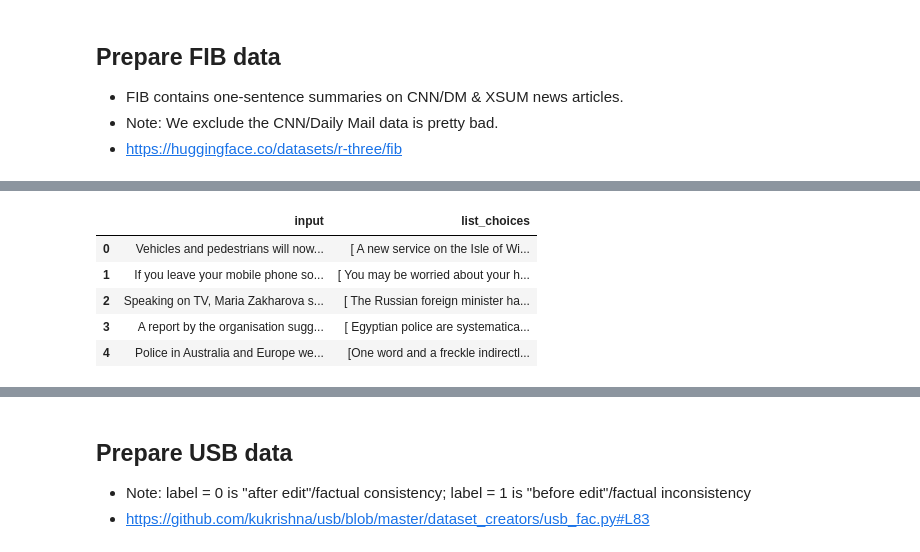
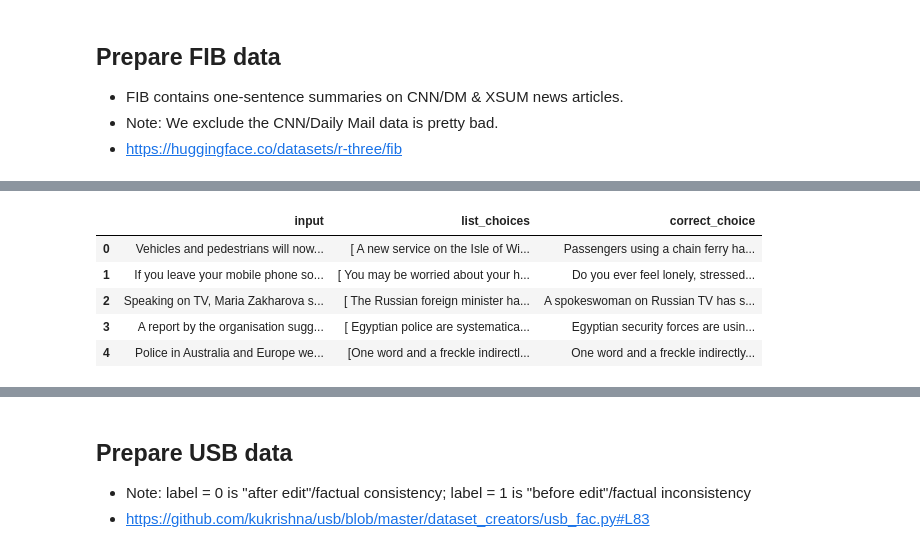
Before and after one commit to eugeneyan/visualizing-finetunes, a Jupyter notebook: 1_prep_data.ipynb, the cells around one changed output, grey strips where cells are left out. Drawn from its saved outputs; the diff is of its cells as text; code cells hidden in the pictures.

```diff
--- a/1_prep_data.ipynb
+++ b/1_prep_data.ipynb
@@ -72,12 +77,12 @@ logger.info(f'No. of rows in FIB: {len(fib_df):,}')
 # %%
-fib_df[['input', 'list_choices']].head()
+fib_df[['input', 'list_choices', 'correct_choice']].head(5)
 # %% [output]
-|  | input | list_choices |
-| 0 | Vehicles and pedestrians will now... | [ A new service on the Isle of Wi... |
-| 1 | If you leave your mobile phone so... | [ You may be worried about your h... |
-| 2 | Speaking on TV, Maria Zakharova s... | [ The Russian foreign minister ha... |
-| 3 | A report by the organisation sugg... | [ Egyptian police are systematica... |
-| 4 | Police in Australia and Europe we... | [One word and a freckle indirectl... |
+|  | input | list_choices | correct_choice |
+| 0 | Vehicles and pedestrians will now... | [ A new service on the Isle of Wi... | Passengers using a chain ferry ha... |
+| 1 | If you leave your mobile phone so... | [ You may be worried about your h... | Do you ever feel lonely, stressed... |
+| 2 | Speaking on TV, Maria Zakharova s... | [ The Russian foreign minister ha... | A spokeswoman on Russian TV has s... |
+| 3 | A report by the organisation sugg... | [ Egyptian police are systematica... | Egyptian security forces are usin... |
+| 4 | Police in Australia and Europe we... | [One word and a freckle indirectl... | One word and a freckle indirectly... |
 # %%
 # Each list choice contains a positive and negative summary; we'll explode, clean, and drop duplicates
 fib_df = fib_df.explode('list_choices')
```
Also changed, not shown: parts of 17 cells of this notebook.
